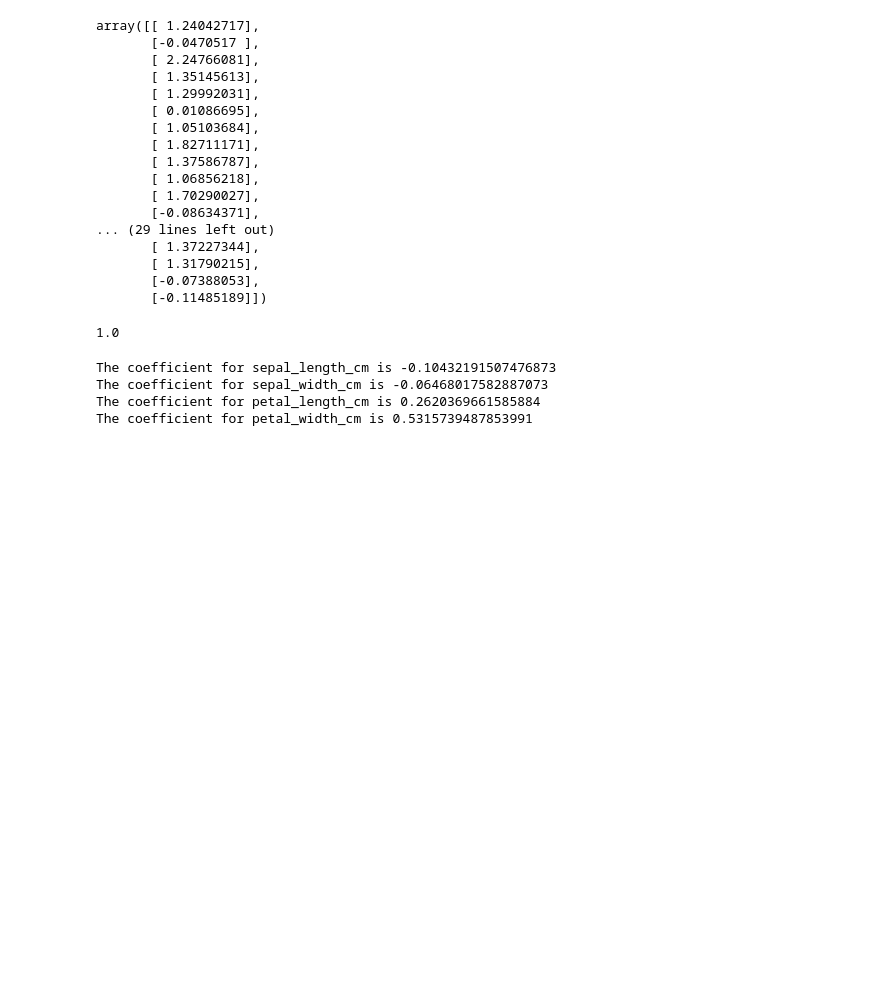
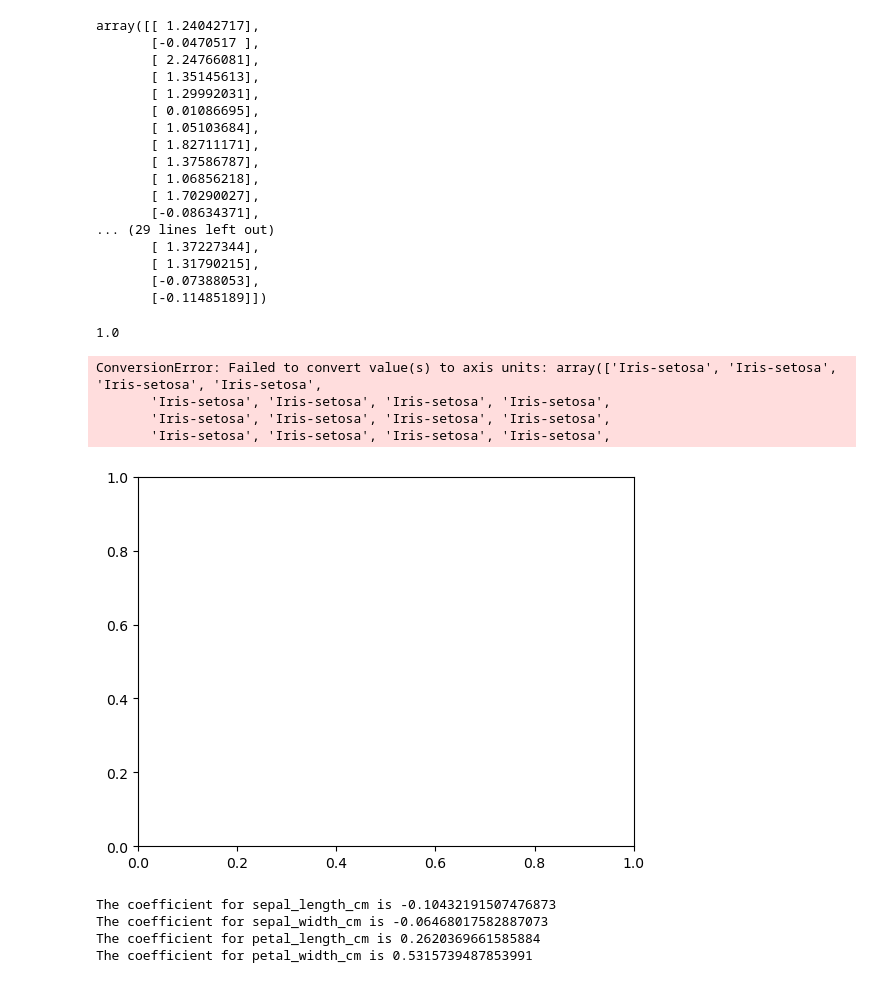
Before and after one commit to IreneKilgannon/pands-project, a Jupyter notebook: analysis.ipynb, the cells around one changed output. Cells and saved outputs as stored; diff of their text form; code cells hidden in the pictures; blank space fills up the shorter version.

Commit message:
histograms section, adding another plot

```diff
--- a/analysis.ipynb
+++ b/analysis.ipynb
@@ -604,6 +604,14 @@ array([[ 1.24042717],
 Linear_model.score(X_lin_test, pred)
 # %% [output]
 1.0
+# %%
+plt.hist(iris)
+# %% [output]
+ConversionError: Failed to convert value(s) to axis units: array(['Iris-setosa', 'Iris-setosa', 'Iris-setosa', 'Iris-setosa',
+       'Iris-setosa', 'Iris-setosa', 'Iris-setosa', 'Iris-setosa',
+       'Iris-setosa', 'Iris-setosa', 'Iris-setosa', 'Iris-setosa',
+       'Iris-setosa', 'Iris-setosa', 'Iris-setosa', 'Iris-setosa',
+[figure, added]
 # %%
 for idx, col_name in enumerate(X_lin_train.columns):
     print(f"The coefficient for {col_name} is {Linear_model.coef_[0][idx]}")
```
Also changed, not shown: 6 other files.
